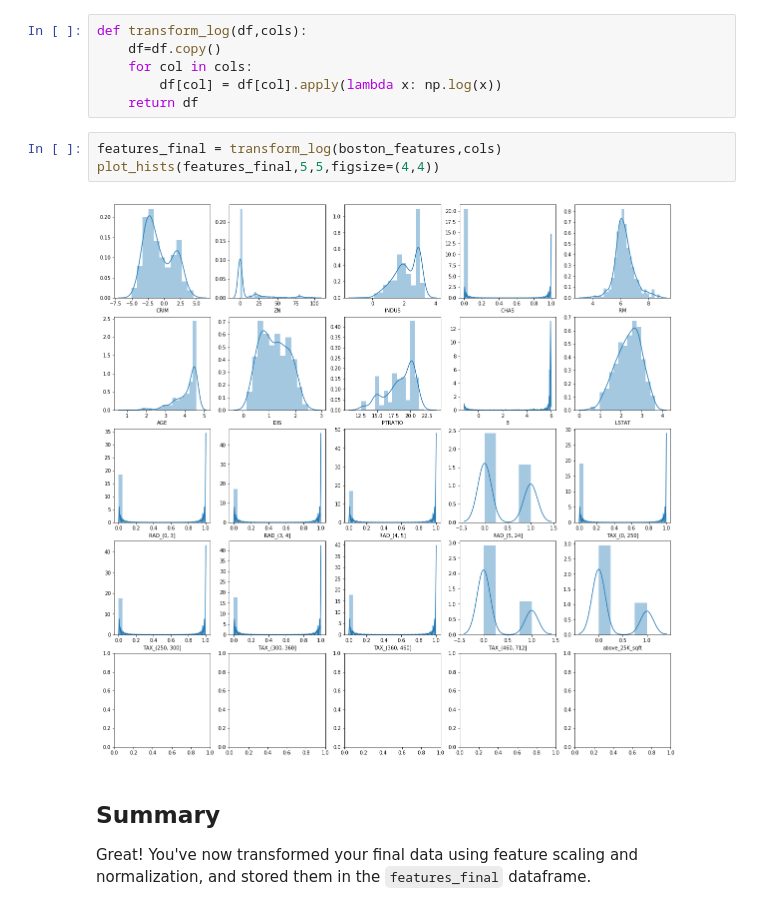
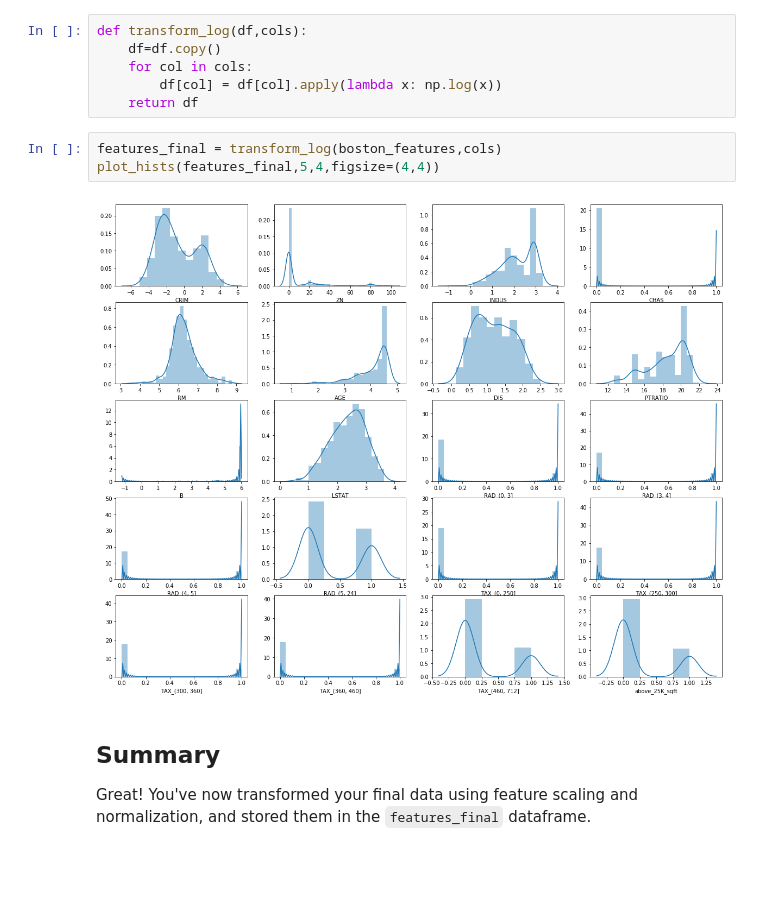
Before and after one commit to Pietrassyk/dsc-feature-scaling-and-normalization-lab-nyc-ds-career-042219, a Jupyter notebook: index.ipynb, the cells around one changed output. Saved outputs shown, nothing was run; the diff lists cells and outputs as text; blank space fills up the shorter version.

```diff
--- a/index.ipynb
+++ b/index.ipynb
@@ -78,9 +78,9 @@ def transform_log(df,cols):
     return df
 # %%
 features_final = transform_log(boston_features,cols)
-plot_hists(features_final,5,5,figsize=(4,4))
+plot_hists(features_final,5,4,figsize=(4,4))
 # %% [output]
-[figure, old version]
+[figure, new version]
 # %% [markdown]
 ## Summary
 Great! You've now transformed your final data using feature scaling and normalization, and stored them in the `features_final` dataframe.
```
